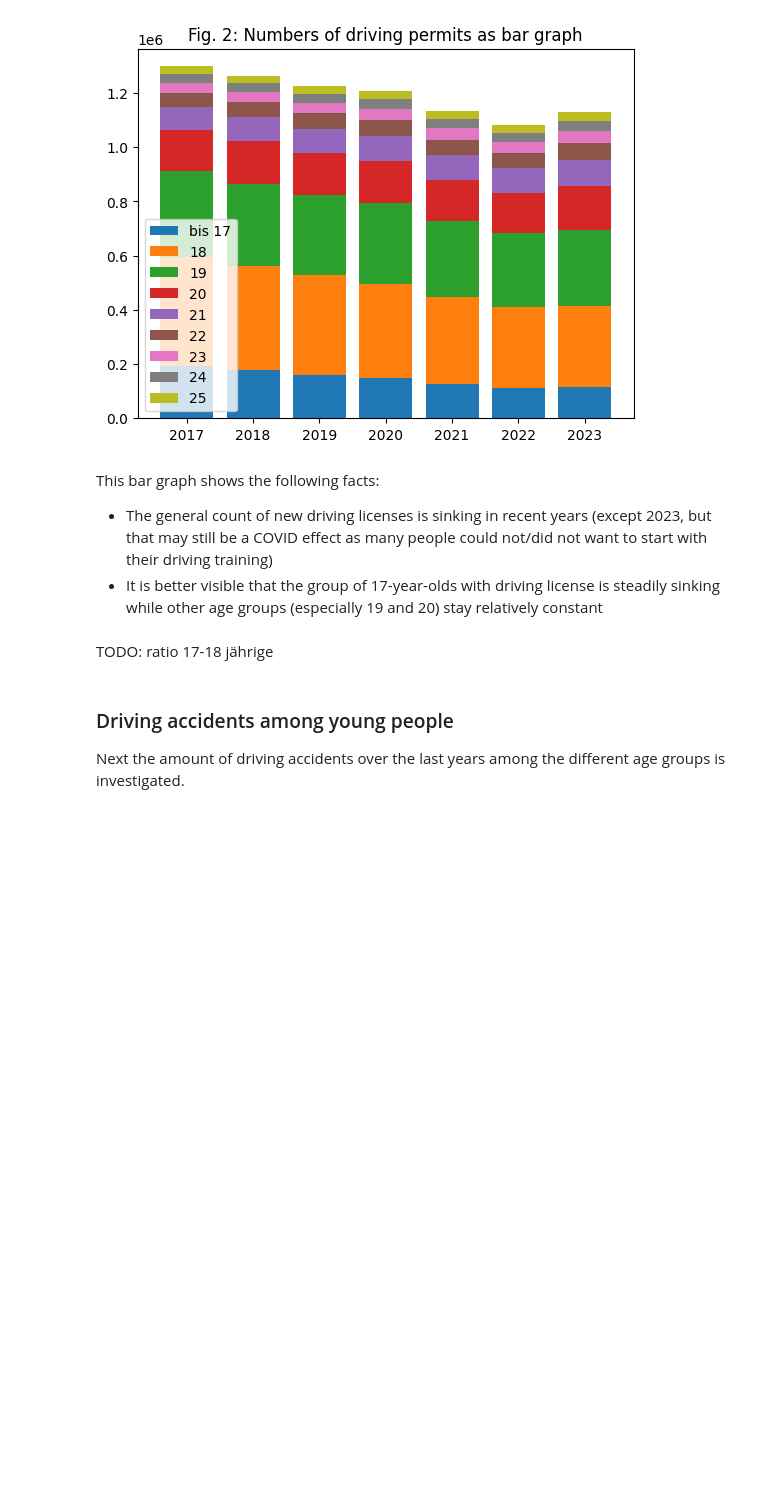
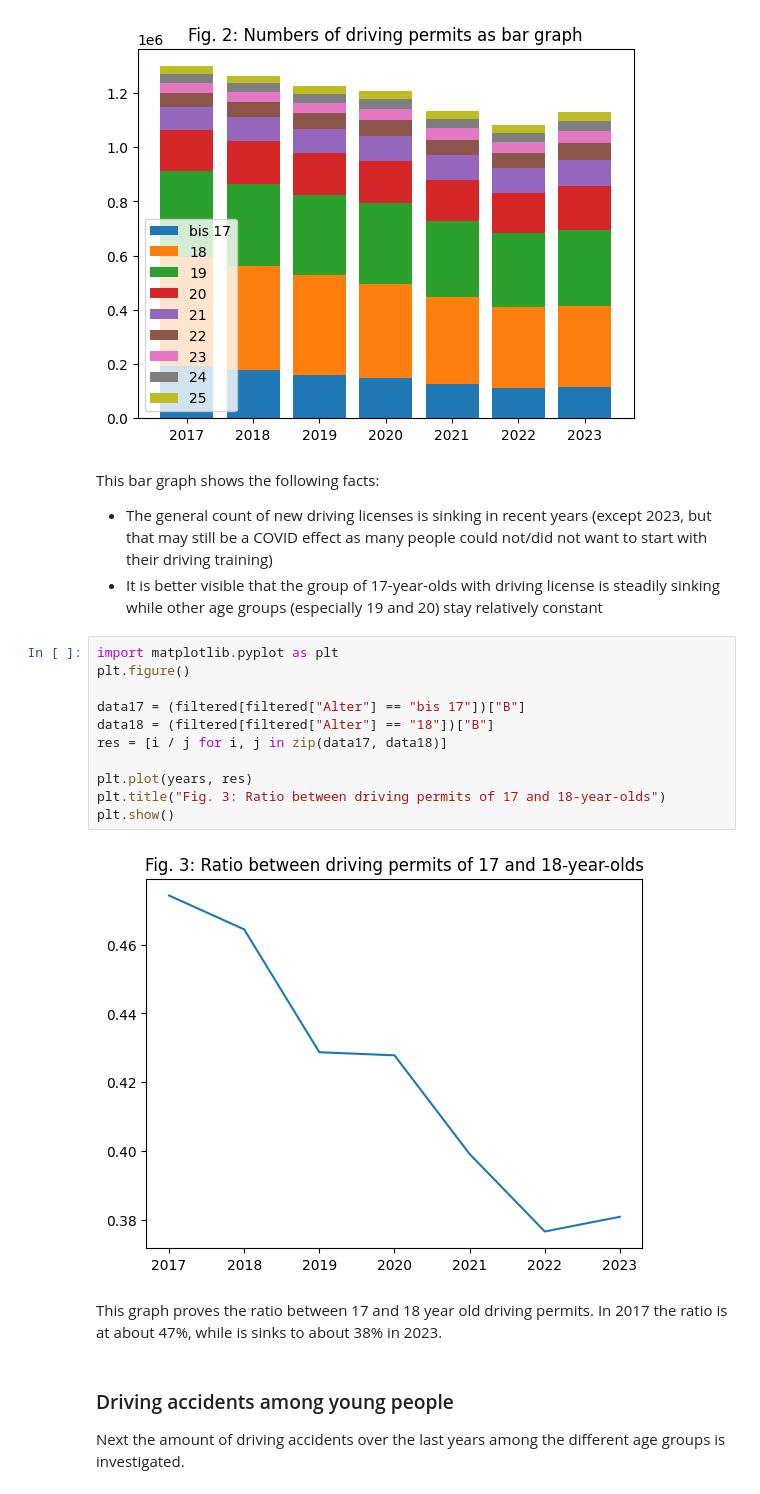
Before and after one commit to Domi020/made, a Jupyter notebook: project/report.ipynb, the cells around one changed output. Cells and saved outputs as stored; diff of their text form; blank space fills up the shorter version.

```diff
--- a/project/report.ipynb
+++ b/project/report.ipynb
@@ -144,8 +144,22 @@ plt.show()
 This bar graph shows the following facts:
 - The general count of new driving licenses is sinking in recent years (except 2023, but that may still be a COVID effect as many people could not/did not want to start with their driving training)
 - It is better visible that the group of 17-year-olds with driving license is steadily sinking while other age groups (especially 19 and 20) stay relatively constant
-# %% [markdown]
-TODO: ratio 17-18 jährige
+# %%
+import matplotlib.pyplot as plt
+plt.figure()
+
+data17 = (filtered[filtered["Alter"] == "bis 17"])["B"]
+data18 = (filtered[filtered["Alter"] == "18"])["B"]
+res = [i / j for i, j in zip(data17, data18)]
+
+plt.plot(years, res)
+plt.title("Fig. 3: Ratio between driving permits of 17 and 18-year-olds")
+plt.show()
+# %% [output]
+[figure, added]
+# %% [markdown]
+This graph proves the ratio between 17 and 18 year old driving permits.
+In 2017 the ratio is at about 47%, while is sinks to about 38% in 2023.
 # %% [markdown]
 ### Driving accidents among young people
 Next the amount of driving accidents over the last years among the different age groups is investigated.
```
Also changed, not shown: parts of 6 cells of this notebook, 2 other files.
